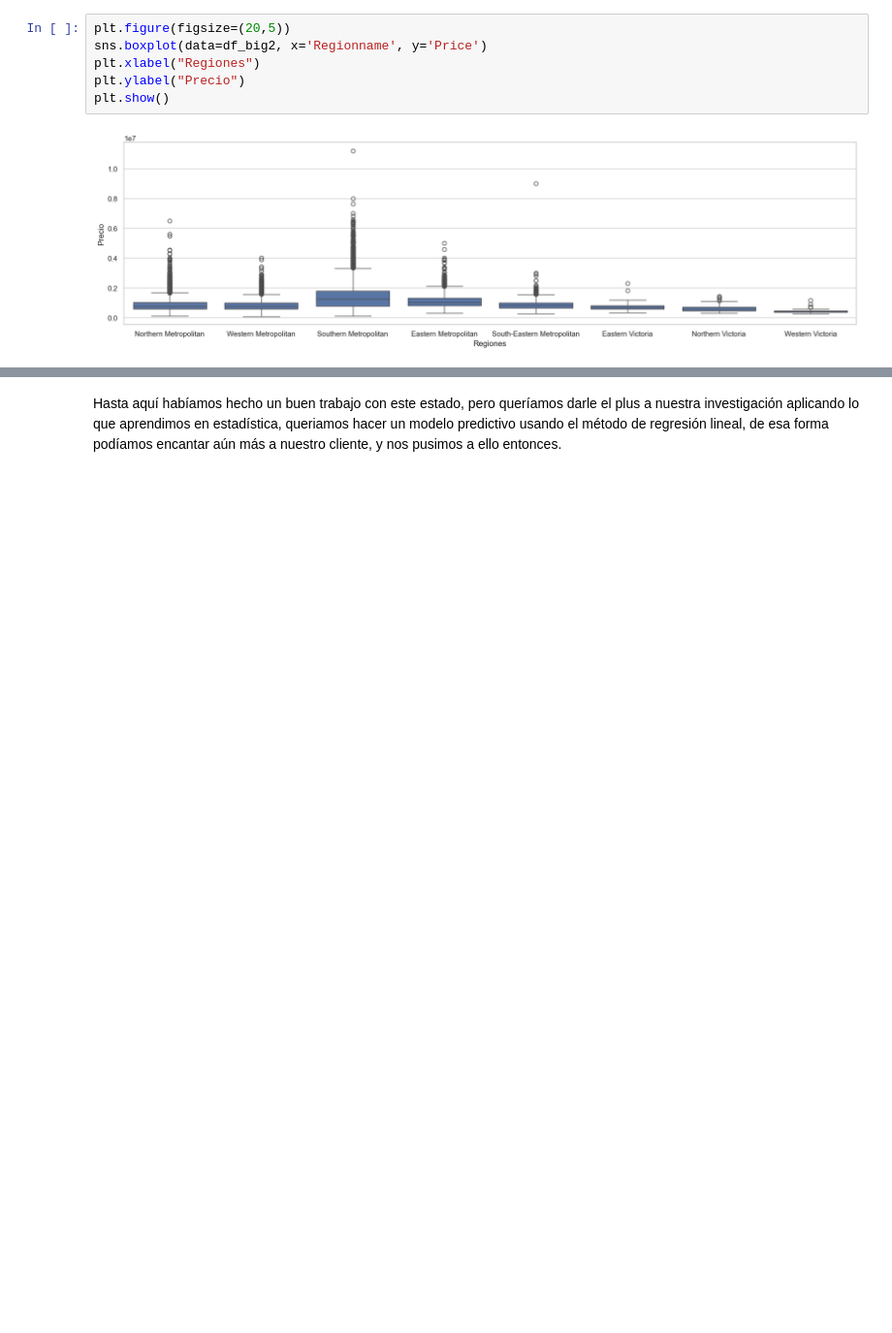
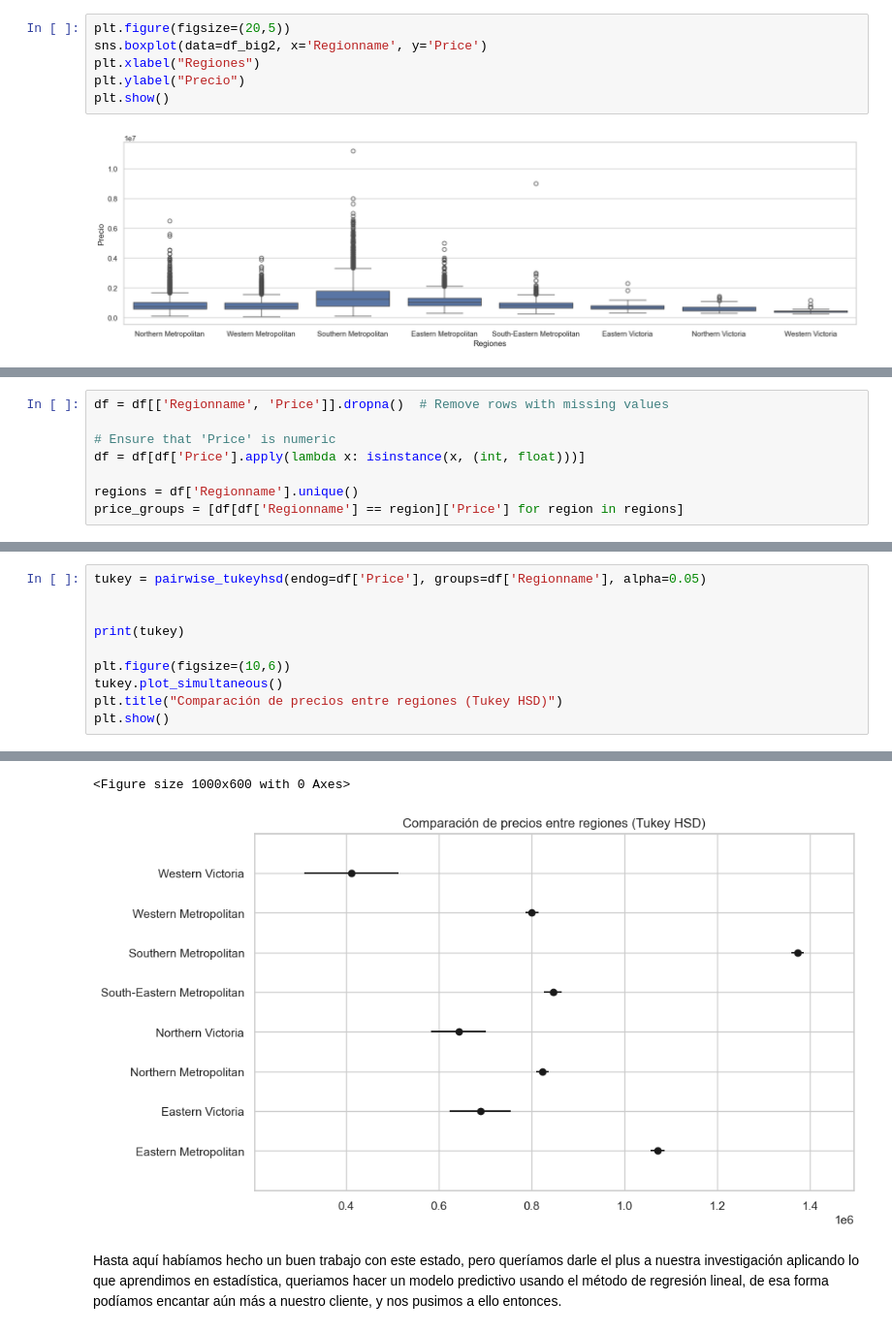
Before and after one commit to theleywin/Statistics-Final-Project, a Jupyter notebook: explore_Melbourne.ipynb, the cells around one changed output, grey strips where cells are left out. Shown at 97% size. Cells and saved outputs as stored; diff of their text form; blank space fills up the shorter version.

Commit message:
make ANOVA test and Tukey HSD test on price vs regionname

```diff
--- a/explore_Melbourne.ipynb
+++ b/explore_Melbourne.ipynb
@@ -445,0 +453,8 @@ plt.show()
+# %%
+df = df[['Regionname', 'Price']].dropna()  # Remove rows with missing values
+
+# Ensure that 'Price' is numeric
+df = df[df['Price'].apply(lambda x: isinstance(x, (int, float)))]
+
+regions = df['Regionname'].unique()
+price_groups = [df[df['Regionname'] == region]['Price'] for region in regions]
@@ -445,0 +511,11 @@ plt.show()
+# %%
+tukey = pairwise_tukeyhsd(endog=df['Price'], groups=df['Regionname'], alpha=0.05)
+
+
+print(tukey)
+
+plt.figure(figsize=(10,6))
+tukey.plot_simultaneous()
+plt.title("Comparación de precios entre regiones (Tukey HSD)")
+plt.show()
+# %% [output]
@@ -446,2 +539,4 @@ plt.show()
+<Figure size 1000x600 with 0 Axes>
+[figure, added]
 # %% [markdown]
 Hasta aquí habíamos hecho un buen trabajo con este estado, pero queríamos darle el plus a nuestra investigación aplicando lo que aprendimos en estadística, queriamos hacer un modelo predictivo usando el método de regresión lineal, de esa forma podíamos encantar aún más a nuestro cliente, y nos pusimos a ello entonces.
```
Also changed, not shown: parts of 10 cells of this notebook.
